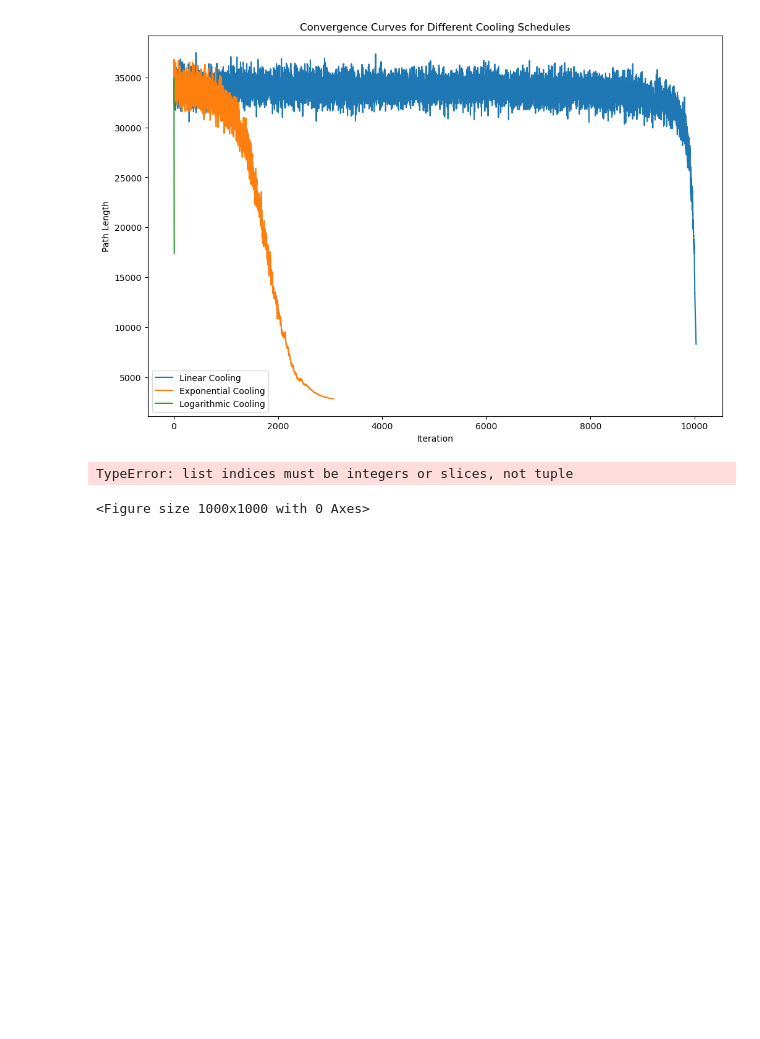
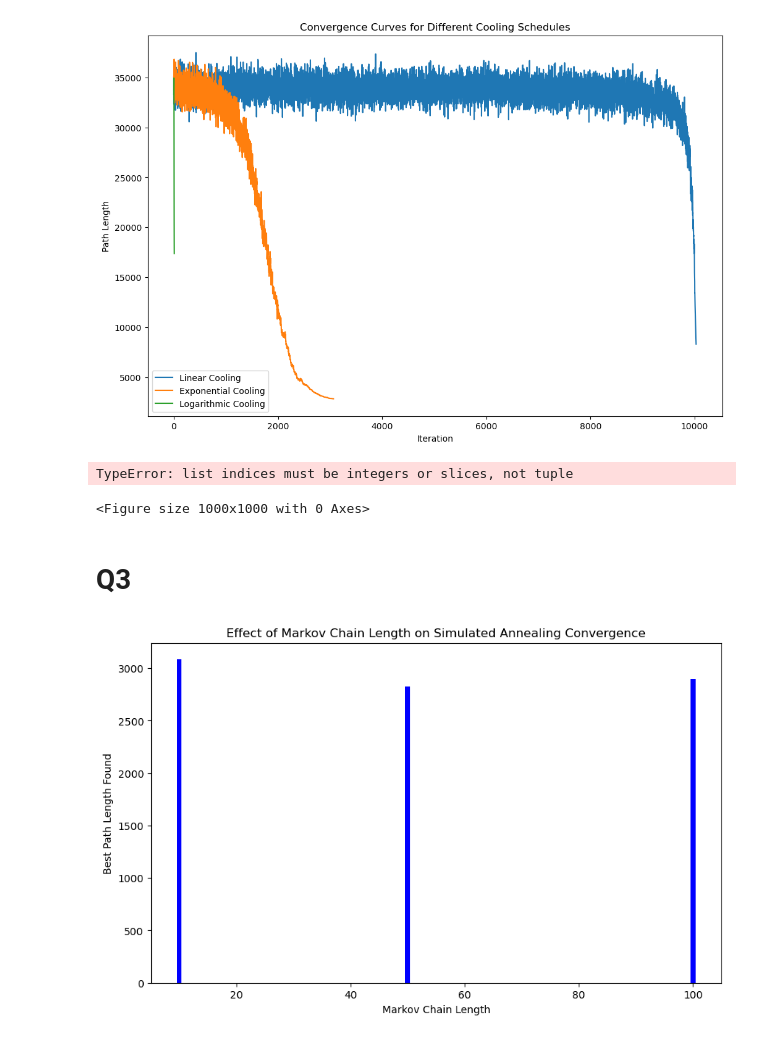
Before and after one commit to jazminli/TSP-Assignment3, a Jupyter notebook: 1.ipynb, the cells around one changed output. Saved outputs shown, nothing was run; the diff lists cells and outputs as text; code cells hidden in the pictures; blank space fills up the shorter version.

```diff
--- a/1.ipynb
+++ b/1.ipynb
@@ -445,3 +445,57 @@ plt.show()
 [figure]
 TypeError: list indices must be integers or slices, not tuple
 <Figure size 1000x1000 with 0 Axes>
+# %% [markdown]
+# Q3
+# %%
+import numpy as np
+import matplotlib.pyplot as plt
+
+def simulated_annealing(cities, initial_temp, final_temp, alpha, markov_chain_length):
+    current_temp = initial_temp
+    current_tour = np.random.permutation(len(cities))
+    current_length = path_length(cities, current_tour)
+    best_length = current_length
+
+    while current_temp > final_temp:
+        for _ in range(markov_chain_length):  # 使用不同的马尔可夫链长度
+            i, j = np.sort(np.random.choice(len(cities), 2, replace=False))
+            new_tour = two_opt_swap(current_tour, i, j)
+            new_length = path_length(cities, new_tour)
+
+            if new_length < current_length or np.random.rand() < np.exp((current_length - new_length) / current_temp):
+                current_tour = new_tour
+                current_length = new_length
+
+            if new_length < best_length:
+                best_length = new_length
+
+        current_temp *= alpha
+
+    return best_length
+
+# 不同的马尔可夫链长度
+markov_chain_lengths = [10, 50, 100]
+
+# 解析 TSP 和 OPT 文件
+cities = parse_tsp('a280.tsp.txt')  # 替换为 a280.tsp 文件的实际路径
+opt_tour = parse_opt_tour('a280.opt.tour.txt')  # 替换为 a280.opt.tour 文件的实际路径
+opt_length = calculate_opt_length(cities, opt_tour)
+
+# 存储结果
+results = []
+
+# 运行模拟退火算法并记录结果
+for length in markov_chain_lengths:
+    best_length = simulated_annealing(cities, initial_temp, final_temp, alpha, length)
+    results.append(best_length)
+
+# 可视化结果
+plt.figure(figsize=(10, 6))
+plt.bar(markov_chain_lengths, results, color='blue')
+plt.xlabel('Markov Chain Length')
+plt.ylabel('Best Path Length Found')
+plt.title('Effect of Markov Chain Length on Simulated Annealing Convergence')
+plt.show()
+# %% [output]
+[figure, added]
```
Also changed, not shown: parts of 1 cell of this notebook.
